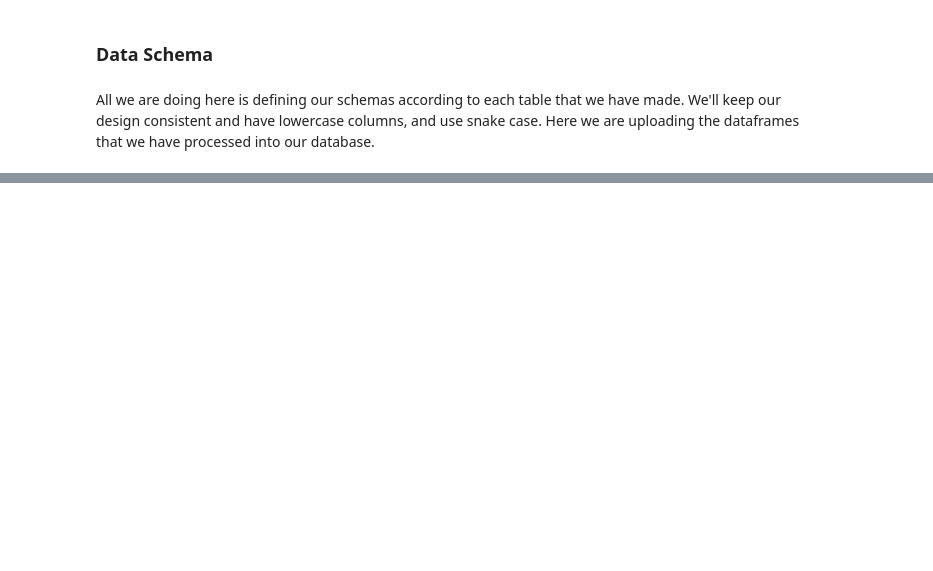
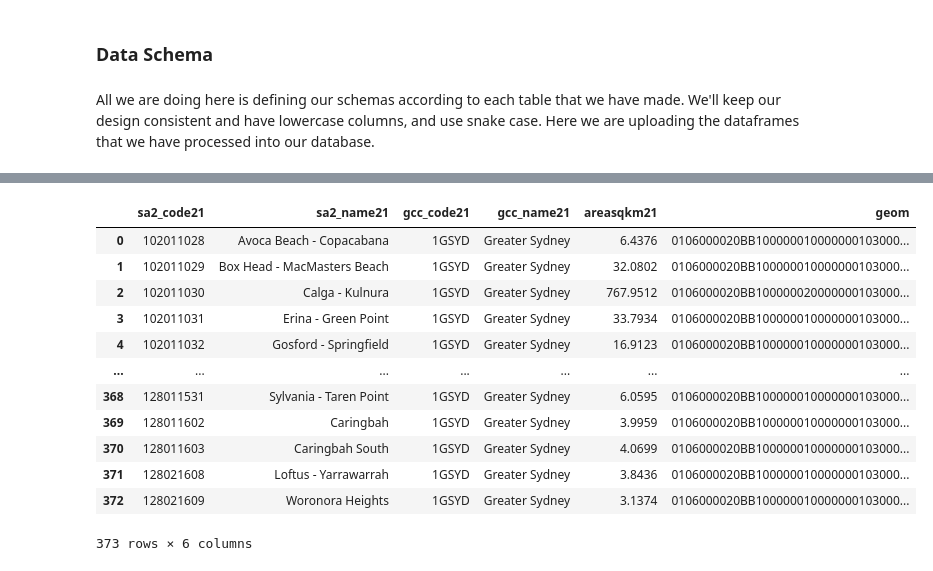
Before and after one commit to infernocadet/greater-sydney-analysis, a Jupyter notebook: Greater Sydney Analysis.ipynb, the cells around one changed output, grey strips where cells are left out. Saved outputs shown, nothing was run; the diff lists cells and outputs as text; code cells hidden in the pictures; blank space fills up the shorter version.

```diff
--- a/Greater Sydney Analysis.ipynb
+++ b/Greater Sydney Analysis.ipynb
@@ -1519,0 +1776,19 @@ greatersyd_regions.to_sql('Greater_Sydney_Regions', con=engine, if_exists='repla
+# %%
+query(conn, """
+SELECT *
+FROM greater_sydney_regions
+""")
+# %% [output]
+|  | sa2_code21 | sa2_name21 | gcc_code21 | gcc_name21 | areasqkm21 | geom |
+| 0 | 102011028 | Avoca Beach - Copacabana | 1GSYD | Greater Sydney | 6.4376 | 0106000020BB100000010000000103000... |
+| 1 | 102011029 | Box Head - MacMasters Beach | 1GSYD | Greater Sydney | 32.0802 | 0106000020BB100000010000000103000... |
+| 2 | 102011030 | Calga - Kulnura | 1GSYD | Greater Sydney | 767.9512 | 0106000020BB100000020000000103000... |
+| 3 | 102011031 | Erina - Green Point | 1GSYD | Greater Sydney | 33.7934 | 0106000020BB100000010000000103000... |
+| 4 | 102011032 | Gosford - Springfield | 1GSYD | Greater Sydney | 16.9123 | 0106000020BB100000010000000103000... |
+| ... | ... | ... | ... | ... | ... | ... |
+| 368 | 128011531 | Sylvania - Taren Point | 1GSYD | Greater Sydney | 6.0595 | 0106000020BB100000010000000103000... |
+| 369 | 128011602 | Caringbah | 1GSYD | Greater Sydney | 3.9959 | 0106000020BB100000010000000103000... |
+| 370 | 128011603 | Caringbah South | 1GSYD | Greater Sydney | 4.0699 | 0106000020BB100000010000000103000... |
+| 371 | 128021608 | Loftus - Yarrawarrah | 1GSYD | Greater Sydney | 3.8436 | 0106000020BB100000010000000103000... |
+| 372 | 128021609 | Woronora Heights | 1GSYD | Greater Sydney | 3.1374 | 0106000020BB100000010000000103000... |
+373 rows × 6 columns
```
Also changed, not shown: parts of 19 cells of this notebook.
